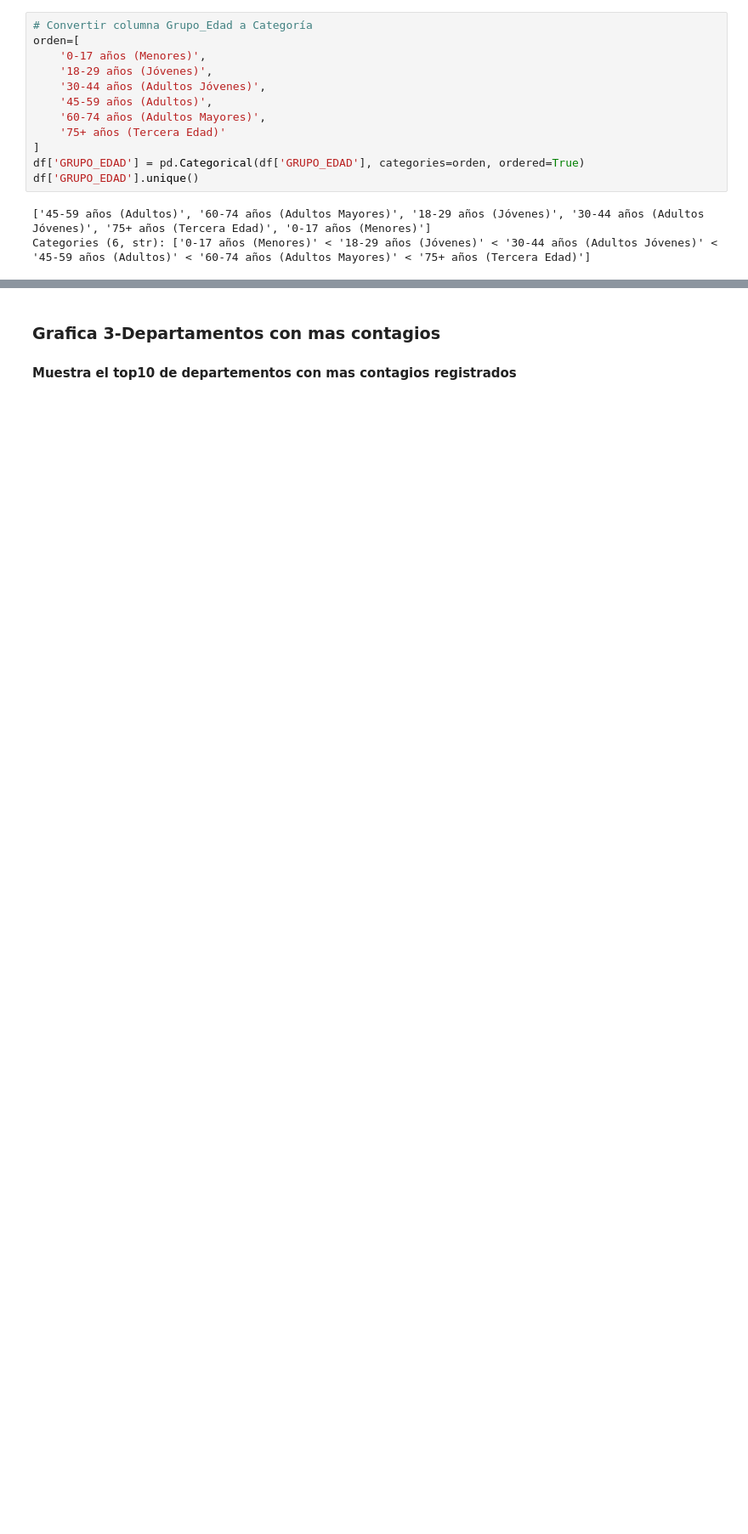
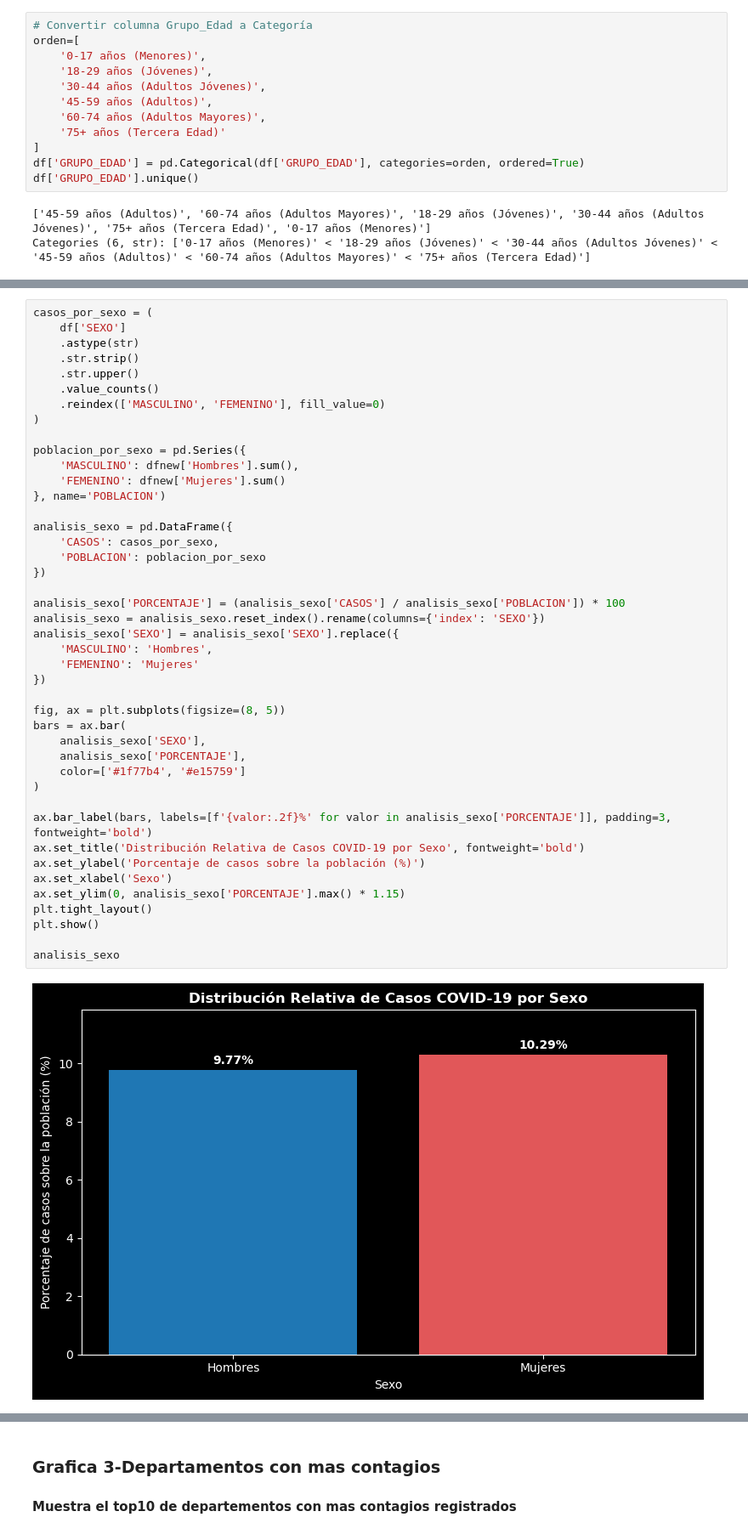
Before and after one commit to MartinTrillo22/preliminar_ciencia_datos, a Jupyter notebook: analisis.ipynb, the cells around one changed output, grey strips where cells are left out. Shown at 85% size. Drawn from its saved outputs; the diff is of its cells as text; blank space fills up the shorter version.

```diff
--- a/analisis.ipynb
+++ b/analisis.ipynb
@@ -167,0 +207,45 @@ plt.show()
+# %%
+casos_por_sexo = (
+    df['SEXO']
+    .astype(str)
+    .str.strip()
+    .str.upper()
+    .value_counts()
+    .reindex(['MASCULINO', 'FEMENINO'], fill_value=0)
+)
+
+poblacion_por_sexo = pd.Series({
+    'MASCULINO': dfnew['Hombres'].sum(),
+    'FEMENINO': dfnew['Mujeres'].sum()
+}, name='POBLACION')
+
+analisis_sexo = pd.DataFrame({
+    'CASOS': casos_por_sexo,
+    'POBLACION': poblacion_por_sexo
+})
+
+analisis_sexo['PORCENTAJE'] = (analisis_sexo['CASOS'] / analisis_sexo['POBLACION']) * 100
+analisis_sexo = analisis_sexo.reset_index().rename(columns={'index': 'SEXO'})
+analisis_sexo['SEXO'] = analisis_sexo['SEXO'].replace({
+    'MASCULINO': 'Hombres',
+    'FEMENINO': 'Mujeres'
+})
+
+fig, ax = plt.subplots(figsize=(8, 5))
+bars = ax.bar(
+    analisis_sexo['SEXO'],
+    analisis_sexo['PORCENTAJE'],
+    color=['#1f77b4', '#e15759']
+)
+
+ax.bar_label(bars, labels=[f'{valor:.2f}%' for valor in analisis_sexo['PORCENTAJE']], padding=3, fontweight='bold')
+ax.set_title('Distribución Relativa de Casos COVID-19 por Sexo', fontweight='bold')
+ax.set_ylabel('Porcentaje de casos sobre la población (%)')
+ax.set_xlabel('Sexo')
+ax.set_ylim(0, analisis_sexo['PORCENTAJE'].max() * 1.15)
+plt.tight_layout()
+plt.show()
+
+analisis_sexo
+# %% [output]
+[figure, added]
```
Also changed, not shown: parts of 18 cells of this notebook, 1 other file.
